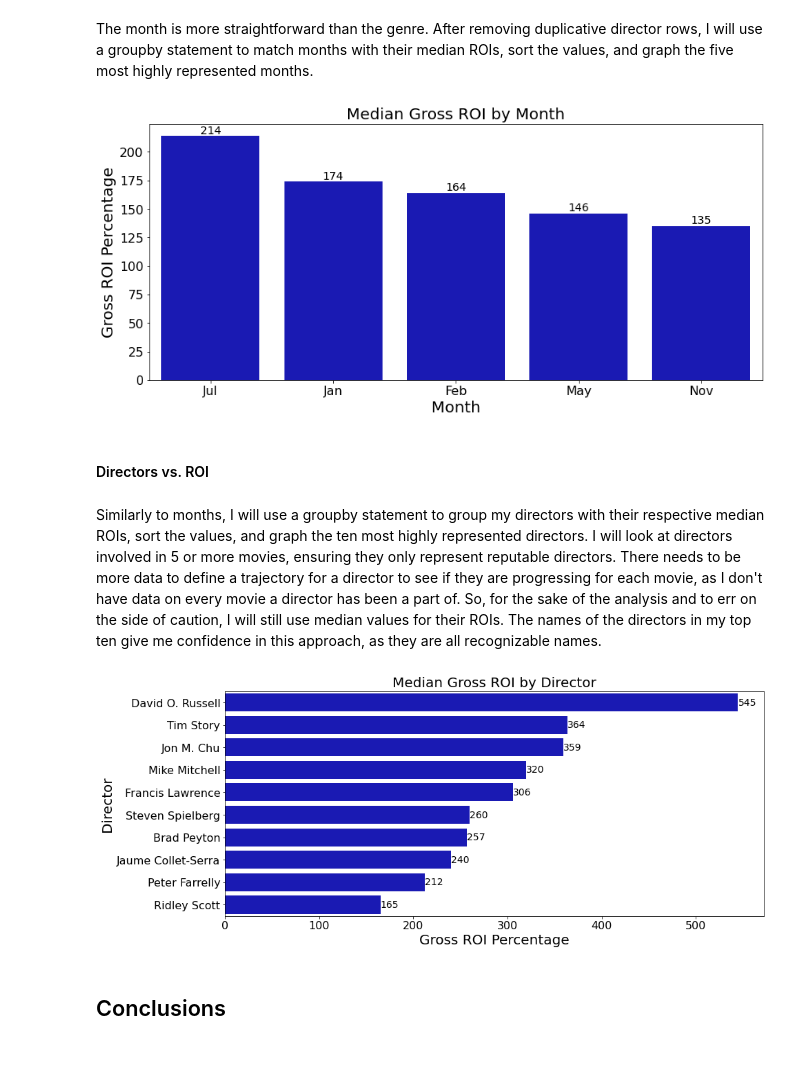
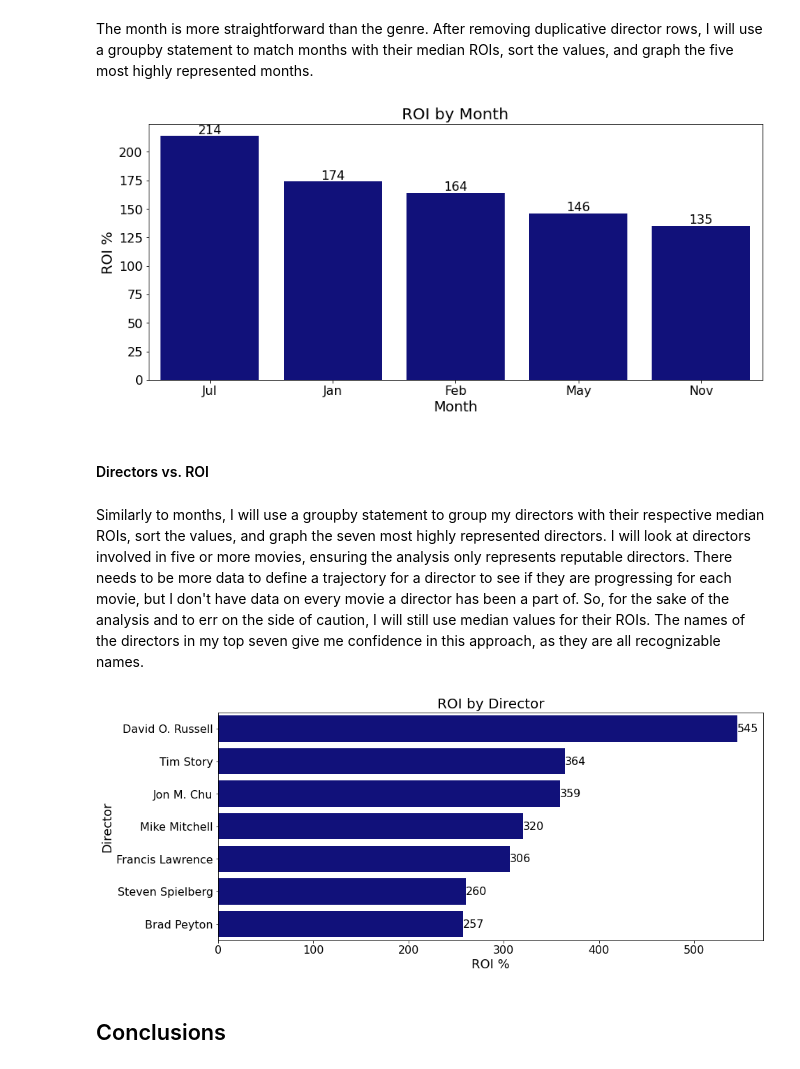
Before and after one commit to johnlocke333/movie_analysis, a Jupyter notebook: notebook.ipynb, the cells around one changed output. Saved outputs shown, nothing was run; the diff lists cells and outputs as text; code cells hidden in the pictures.

```diff
--- a/notebook.ipynb
+++ b/notebook.ipynb
@@ -460,14 +460,14 @@ def bar_graph(x,y,df,title,xlabel,ylabel):
 
     plt.figure(figsize=(14, 6))
 
-    ax1 = sns.barplot(x=x,  y=y, data=df, color='mediumblue')
+    ax1 = sns.barplot(x=x,  y=y, data=df, color='darkblue')
 
-    ax1.bar_label(ax1.containers[0],size=14)
+    ax1.bar_label(ax1.containers[0],size=16)
     # show the graph
 
-    plt.title('Median Gross ROI by ' + title,fontsize=20)
-    plt.xlabel(xlabel,fontsize=20)
-    plt.ylabel(ylabel,fontsize=20)
+    plt.title('ROI by ' + title,fontsize=20)
+    plt.xlabel(xlabel,fontsize=18)
+    plt.ylabel(ylabel,fontsize=18)
     plt.tick_params(axis='y',labelsize=16)
     plt.tick_params(axis='x',labelsize=16)
     plt.show()
@@ -499,13 +499,13 @@ month_roi_df = month_roi_df[['month','gross_roi']].sort_values(by='gross_roi',as
 #I just want to represent the ROI percentages as whole numbers.
 round_percent(month_roi_df)
 # %%
-bar_graph('month','gross_roi', month_roi_df, 'Month', 'Month', 'Gross ROI Percentage')
+bar_graph('month','gross_roi', month_roi_df, 'Month', 'Month', 'ROI %')
 # %% [output]
-[figure, old version]
+[figure, new version]
 # %% [markdown]
 #### Directors vs. ROI
 # %% [markdown]
-Similarly to months, I will use a groupby statement to group my directors with their respective median ROIs, sort the values, and graph the ten most highly represented directors. I will look at directors involved in 5 or more movies, ensuring they only represent reputable directors. There needs to be more data to define a trajectory for a director to see if they are progressing for each movie, as I don't have data on every movie a director has been a part of. So, for the sake of the analysis and to err on the side of caution, I will still use median values for their ROIs. The names of the directors in my top ten give me confidence in this approach, as they are all recognizable names.
+Similarly to months, I will use a groupby statement to group my directors with their respective median ROIs, sort the values, and graph the seven most highly represented directors. I will look at directors involved in five or more movies, ensuring the analysis only represents reputable directors. There needs to be more data to define a trajectory for a director to see if they are progressing for each movie, but I don't have data on every movie a director has been a part of. So, for the sake of the analysis and to err on the side of caution, I will still use median values for their ROIs. The names of the directors in my top seven give me confidence in this approach, as they are all recognizable names.
 # %%
 #Creating a dataframe for analysis that will be simple to visualize via table and graph.
 director_roi_df = combined_df[['movie','primary_name','gross_roi']]
@@ -516,16 +516,16 @@ director_roi_df = director_roi_df.groupby('primary_name')[['gross_roi', 'movie']
                                                                                        by='gross_roi',
                                                                                        ascending=False)
 # %%
-#Filtering out directors that have produced less than 5 movies and taking the top ten most highly represented
+#Filtering out directors that have produced less than five movies and taking the top seven most highly represented
 #directors
-director_roi_df = director_roi_df[director_roi_df['movie']>=5].head(10).reset_index()
+director_roi_df = director_roi_df[director_roi_df['movie']>=5].head(7).reset_index()
 # %%
 #I just want to represent the ROI percentages as whole numbers.
 round_percent(director_roi_df)
 # %%
-bar_graph('gross_roi','primary_name', director_roi_df, 'Director', 'Gross ROI Percentage', 'Director')
+bar_graph('gross_roi','primary_name', director_roi_df, 'Director', 'ROI %', 'Director')
 # %% [output]
-[figure, old version]
+[figure, new version]
 # %% [markdown]
 ## Conclusions
 # %% [markdown]
```
Also changed, not shown: parts of 3 cells of this notebook, 7 other files.
